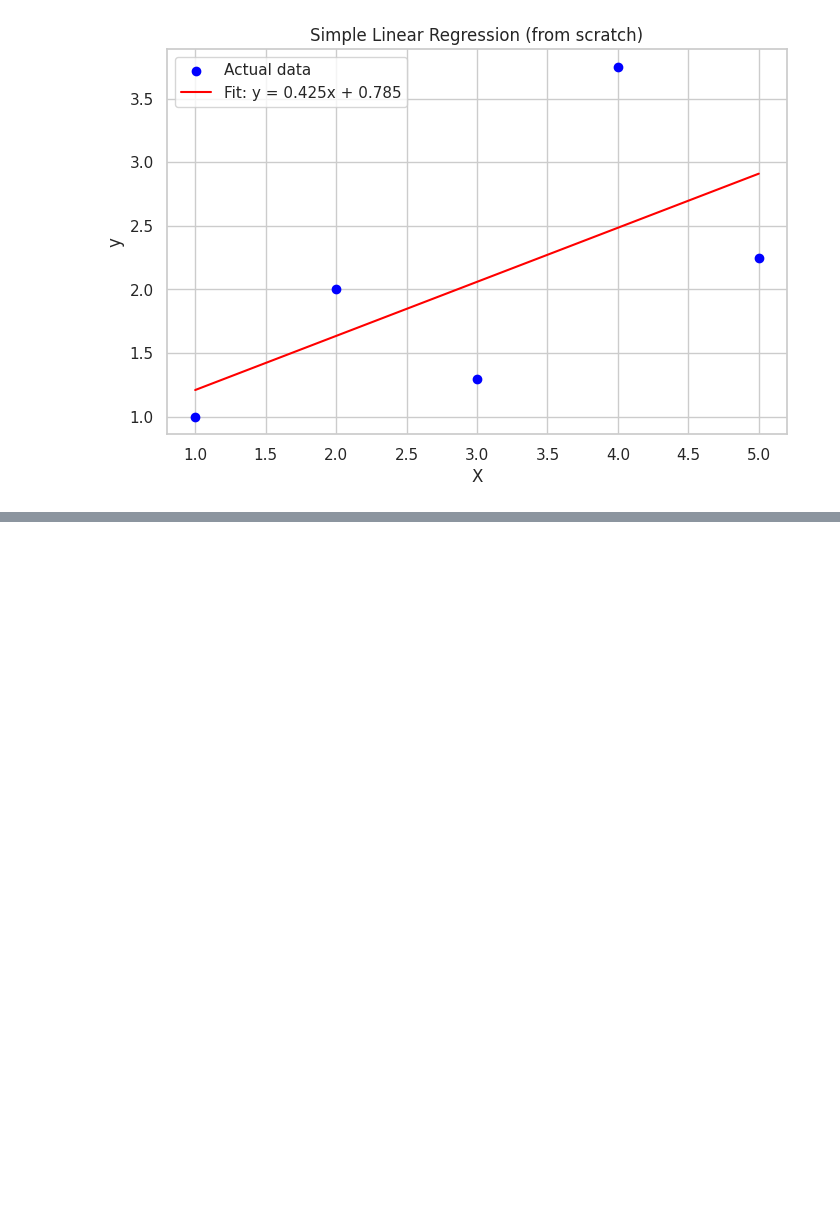
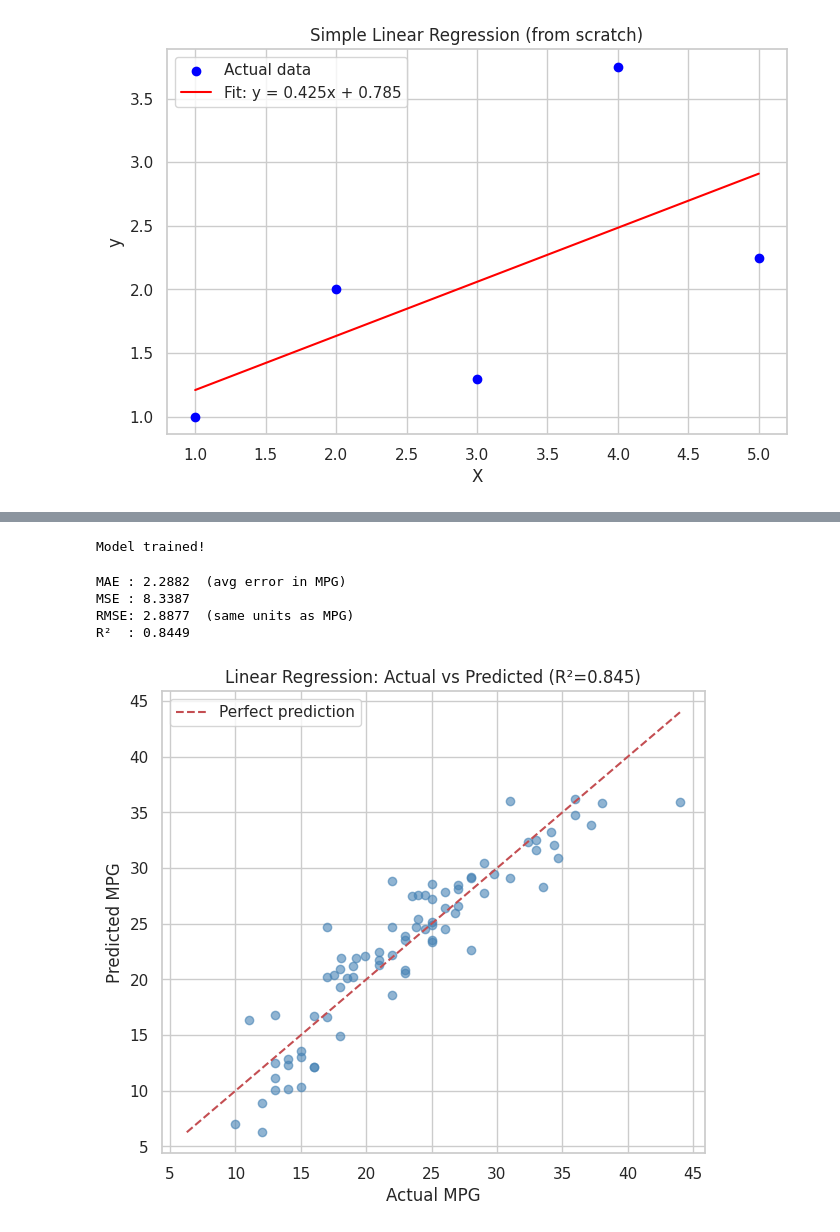
Before and after one commit to nnannatu/Machine_Learning, a Jupyter notebook: Lab_02.ipynb, the cells around one changed output, grey strips where cells are left out. Saved outputs shown, nothing was run; the diff lists cells and outputs as text; code cells hidden in the pictures; blank space fills up the shorter version.

```diff
--- a/Lab_02.ipynb
+++ b/Lab_02.ipynb
@@ -59,0 +229,49 @@ Actual:      [1.   2.   1.3  3.75 2.25]
+# %%
+# Split
+X_train, X_test, y_train, y_test = train_test_split(
+    X_clean, y_clean, test_size=0.2, random_state=42
+)
+
+# Pipeline: preprocess → model
+model = Pipeline(steps=[
+    ('preprocessor', preprocessor),
+    ('regressor', LinearRegression()),
+])
+
+# Fit
+model.fit(X_train, y_train)
+print("Model trained!")
+# %% [output]
+Model trained!
+# %%
+# Predict
+y_pred = model.predict(X_test)
+
+# Metrics
+mae  = mean_absolute_error(y_test, y_pred)
+mse  = mean_squared_error(y_test, y_pred)
+rmse = np.sqrt(mse)
+r2   = r2_score(y_test, y_pred)
+
+print(f"MAE : {mae:.4f}  (avg error in MPG)")
+print(f"MSE : {mse:.4f}")
+print(f"RMSE: {rmse:.4f}  (same units as MPG)")
+print(f"R²  : {r2:.4f}")
+# %% [output]
+MAE : 2.2882  (avg error in MPG)
+MSE : 8.3387
+RMSE: 2.8877  (same units as MPG)
+R²  : 0.8449
+# %%
+plt.figure(figsize=(7, 6))
+plt.scatter(y_test, y_pred, alpha=0.6, color='steelblue')
+lims = [min(y_test.min(), y_pred.min()), max(y_test.max(), y_pred.max())]
+plt.plot(lims, lims, 'r--', label='Perfect prediction')
+plt.xlabel('Actual MPG')
+plt.ylabel('Predicted MPG')
+plt.title(f'Linear Regression: Actual vs Predicted (R²={r2:.3f})')
+plt.legend()
+plt.grid(True)
+plt.show()
+# %% [output]
+[figure, added]
```
Also changed, not shown: parts of 7 cells of this notebook.
